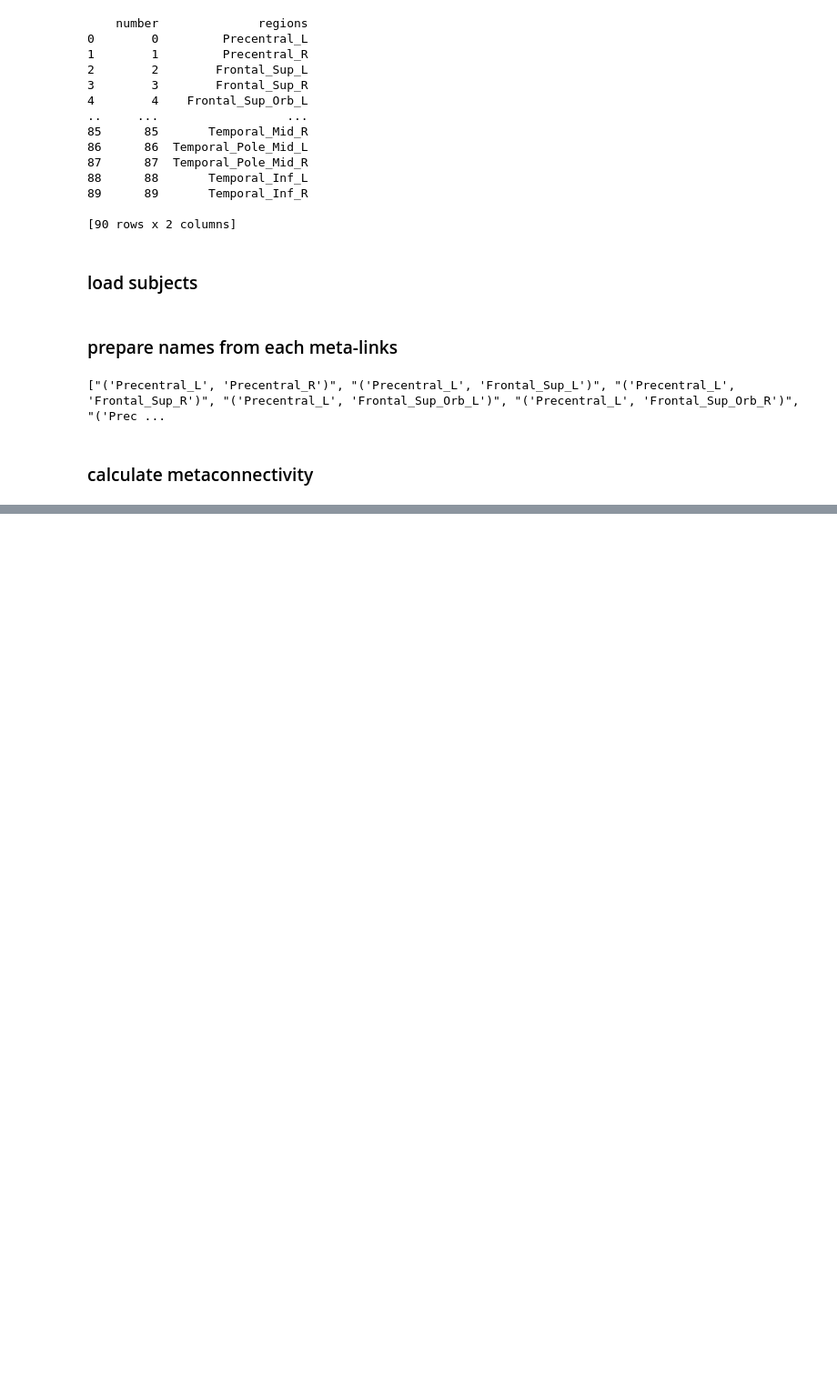
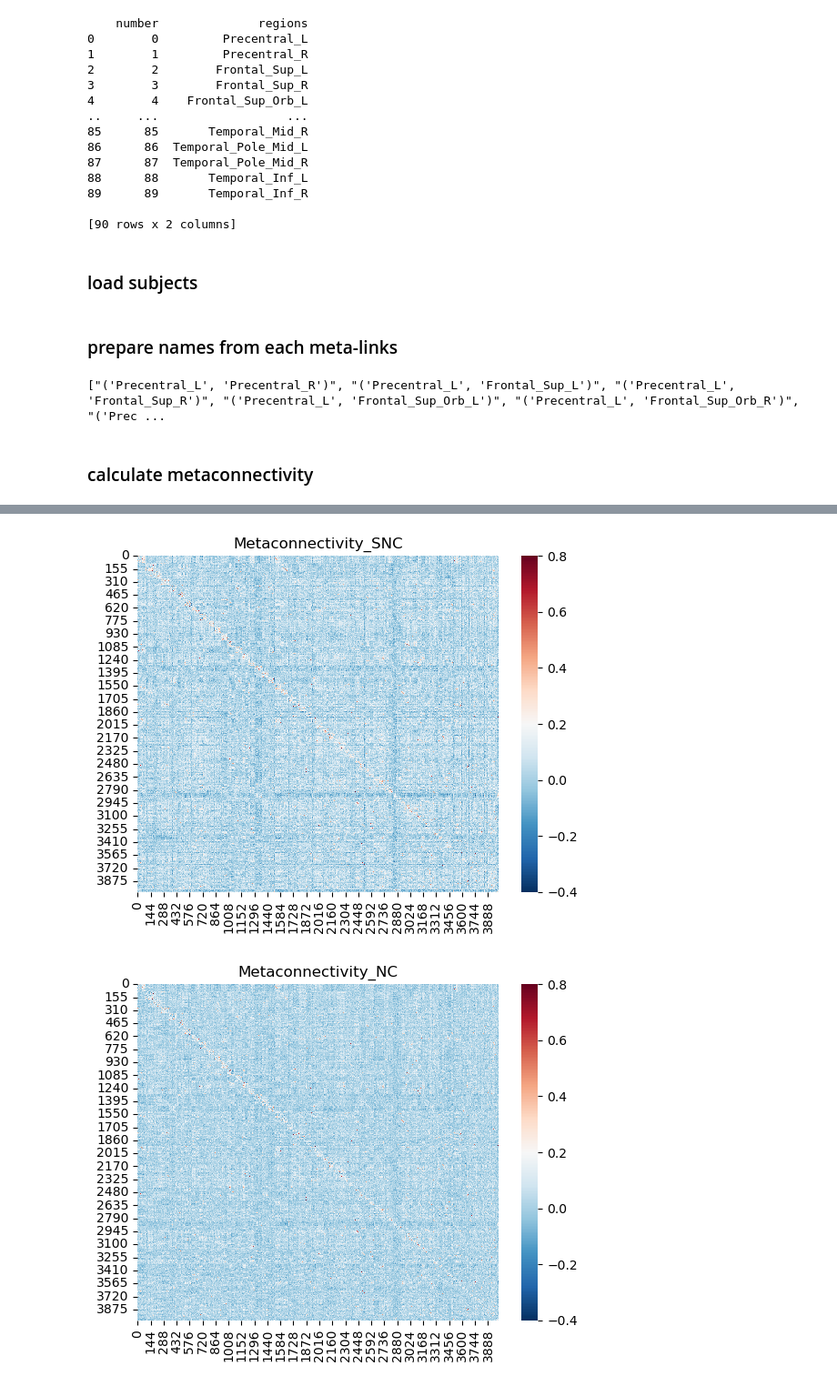
Before and after one commit to yilewang/dynamical_net_sys_class, a Jupyter notebook: project/project.ipynb, the cells around one changed output, grey strips where cells are left out. Shown at 91% size. Cells and saved outputs as stored; diff of their text form; code cells hidden in the pictures; blank space fills up the shorter version.

```diff
--- a/project/project.ipynb
+++ b/project/project.ipynb
@@ -122,0 +121,16 @@ KeyboardInterrupt:
+# %%
+# average the meta3d based on label
+SNC_meta = meta3d[:,:,:10].mean(axis=2)
+NC_meta = meta3d[:,:,10:26].mean(axis=2)
+MCI_meta = meta3d[:,:,26:61].mean(axis=2)
+AD_meta = meta3d[:,:,61:].mean(axis=2)
+# %%
+group_list = [SNC_meta, NC_meta, MCI_meta, AD_meta]
+name_list = ['SNC', 'NC', 'MCI', 'AD']
+for i in range(len(group_list)):
+    sns.heatmap(group_list[i], cmap='RdBu_r', vmin=-0.4, vmax = 0.8)
+    plt.title(f'Metaconnectivity_{name_list[i]}')
+    plt.show()
+# %% [output]
+[figure, added]
+[figure, added]
```
Also changed, not shown: parts of 5 cells of this notebook, 1 other file.
